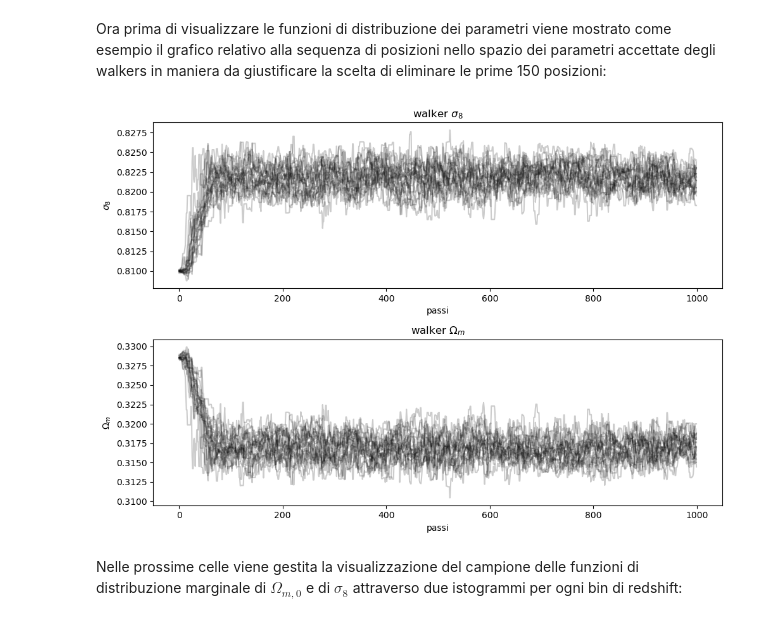
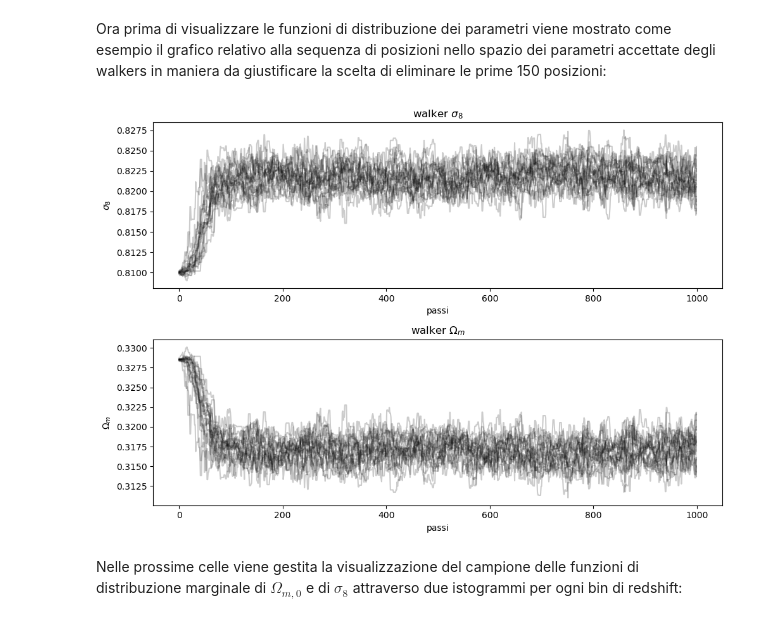
Before and after one commit to Andrea-dalla/Esame-TRMD, a Jupyter notebook: esame.ipynb, the cells around one changed output. Saved outputs shown, nothing was run; the diff lists cells and outputs as text; code cells hidden in the pictures.

```diff
--- a/esame.ipynb
+++ b/esame.ipynb
@@ -293,33 +295,33 @@ flat_samples3 = fstart3[150*20:,]
 Ora prima di visualizzare le funzioni di distribuzione dei parametri viene mostrato come esempio il grafico relativo alla sequenza di posizioni nello spazio dei parametri accettate degli walkers in maniera da giustificare la scelta di eliminare le prime 150 posizioni:
 # %%
 ##array con tutti le posizioni accettate dei 20 walkers
-passi = 1000 ##da commentare nel caso si volesse rifare il campionamento
-nwalkers = 20 ##da commentare nel caso si volesse rifare il campionamento
+#passi = 1000 ##da commentare nel caso si volesse rifare il campionamento
+#nwalkers = 20 ##da commentare nel caso si volesse rifare il campionamento
 
-sample_walk = fstart1.reshape(-1,20,2) ##da commentare nel caso si volesse rifare il campionamento
-#sample_walk = sampler1.get_chain() # da decommentare nel caso si volesse rifare il campionamento
+#sample_walk = fstart1.reshape(-1,20,2) ##da commentare nel caso si volesse rifare il campionamento
+sample_walk = sampler1.get_chain() # da decommentare nel caso si volesse rifare il campionamento
 
 fig = plt.figure(figsize=(10, 7))
 
 ##proiezione posizione su sigma8
 ax1 = fig.add_subplot(211)
 for i in range(nwalkers):
     ax1.plot(np.arange(passi),sample_walk[:,i,0], color = 'black', alpha = 0.2)
 ax1.set_title(r'walker $\sigma_{8}$')
 ax1.set_xlabel('passi')
 ax1.set_ylabel(r'$\sigma_{8}$')
 
 ##proiezione posizione su om0
 ax2 = fig.add_subplot(212)
 for i in range(nwalkers):
     ax2.plot(np.arange(passi),sample_walk[:,i,1], color = 'black', alpha = 0.2)
 ax2.set_title(r'walker $\Omega_m$')
 ax2.set_xlabel('passi')
 ax2.set_ylabel(r'$\Omega_m$')
 plt.tight_layout()
 plt.show()
 # %% [output]
-[figure, old version]
+[figure, new version]
 # %% [markdown]
 Nelle prossime celle viene gestita la visualizzazione del campione delle funzioni di distribuzione marginale di $\Omega_{m,0}$ e di $\sigma_{8}$ attraverso due istogrammi per ogni bin di redshift:
 # %%
```
Also changed, not shown: parts of 29 cells of this notebook.
